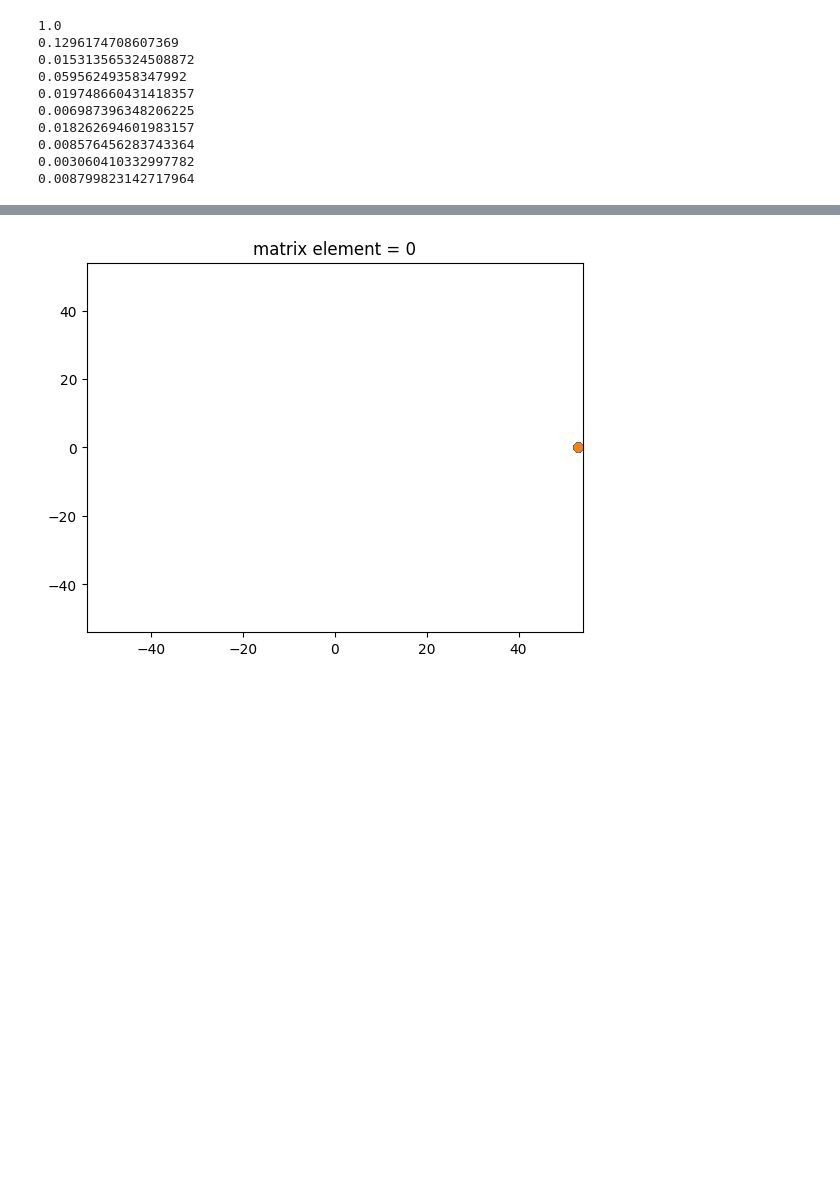
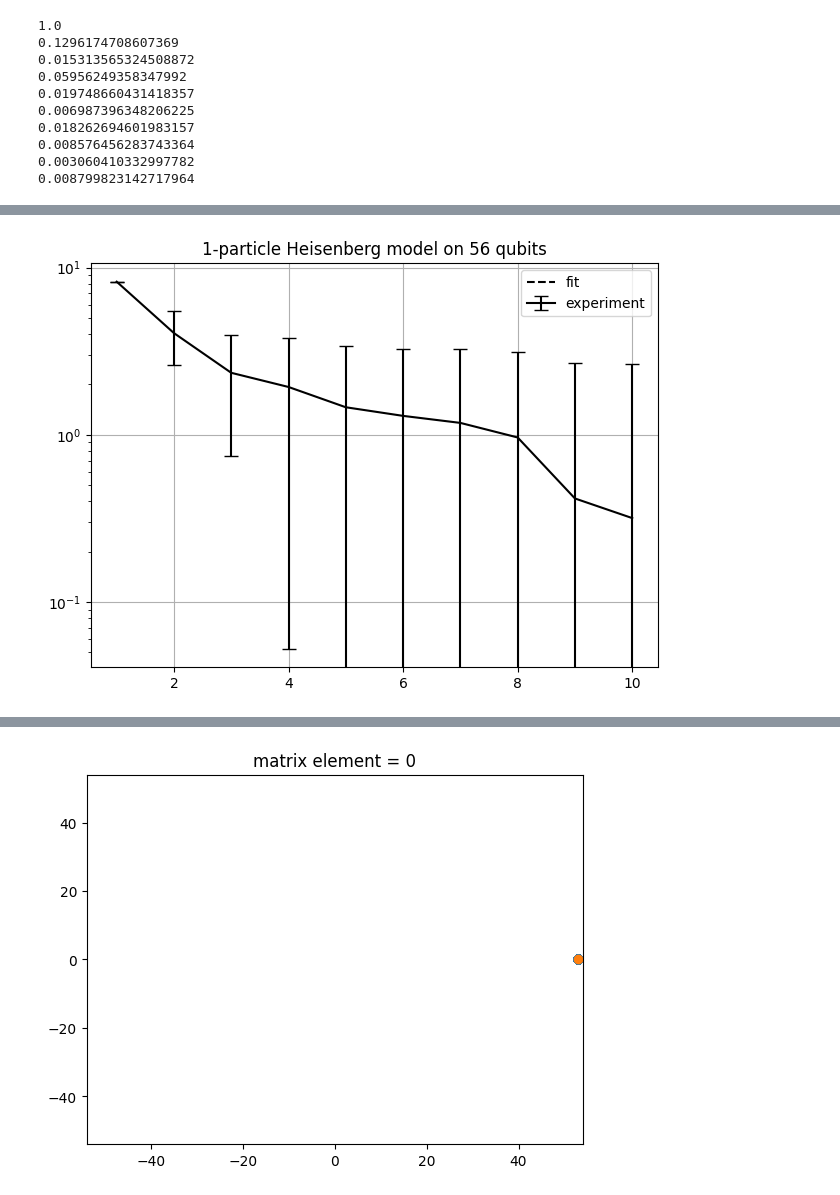
Before and after one commit to wmkirby1/krylov-experiment-data-processing, a Jupyter notebook: k1_57q_expt_11172023_130221/bootstrap_postprocessing.ipynb, the cells around one changed output, grey strips where cells are left out. Drawn from its saved outputs; the diff is of its cells as text; code cells hidden in the pictures; blank space fills up the shorter version.

```diff
--- a/k1_57q_expt_11172023_130221/bootstrap_postprocessing.ipynb
+++ b/k1_57q_expt_11172023_130221/bootstrap_postprocessing.ipynb
@@ -619,0 +913,50 @@ plt.savefig('1_particle_fig.pdf')
+# %%
+import scipy as sp
+from copy import deepcopy
+
+# Search for best convergence point
+
+f = lambda x, m, b: m*(x-1) + b
+
+last_fit_std_err = np.infty
+conv_pt = gs_en_orig[-1] - 1
+step = -1
+tol = 1e-8
+while abs(step) > tol:
+    copt, ccov = sp.optimize.curve_fit(f, list(range(1,d+1)), np.log(np.array(gs_en_orig) - conv_pt), bounds=[[-np.infty, -np.infty], [0, np.infty]])
+    fit_std_err = np.sqrt(sum((f(i,*copt)-np.log(np.array(gs_en_orig) - conv_pt)[i-1])**2 for i in range(1,d+1))) / (np.log(gs_en_orig[0] - conv_pt) - np.log(gs_en_orig[-1] - conv_pt))
+    if fit_std_err > last_fit_std_err:
+        step *= -0.5
+    last_fit_std_err = deepcopy(fit_std_err)
+    best_conv_pt = deepcopy(conv_pt)
+    if conv_pt + step < gs_en_orig[-1]:
+        conv_pt += step
+    else:
+        conv_pt += (gs_en_orig[-1] - conv_pt)/2
+
+# plt.plot(range(1,D+1), np.log(np.array(gs_en_orig) - best_conv_pt), label='experiment', color='k')
+# plt.plot(range(1,D+1), [f(x,*copt) for x in range(1,D+1)], label='fit', color='k', linestyle='dashed')
+
+
+
+# best_conv_pt = gs_en_orig[-1] - 1
+stds = np.apply_along_axis(np.std, 0, bootstrap_samples_gs_en)
+plt.errorbar(range(1,D+1), np.array(gs_en_orig) - best_conv_pt, stds, label='experiment', color='k', capsize=5)
+plt.plot(range(1,D+1), np.exp(np.array([f(x,*copt) for x in range(1,D+1)])), label='fit', color='k', linestyle='dashed')
+plt.yscale('log')
+
+
+# plt.plot(range(1,D+1), gs_en_orig, label='orig')
+
+# plt.xlabel('Krylov dimension')
+# plt.ylabel('Ground state energy estimate')
+
+plt.grid()
+plt.legend(loc='upper right')
+plt.title('1-particle Heisenberg model on 56 qubits')
+
+plt.tight_layout()
+plt.show()
+# plt.savefig('1_particle_fig_log_log.pdf')
+# %% [output]
+[figure, added]
```
Also changed, not shown: parts of 10 cells of this notebook, 17 other files.
